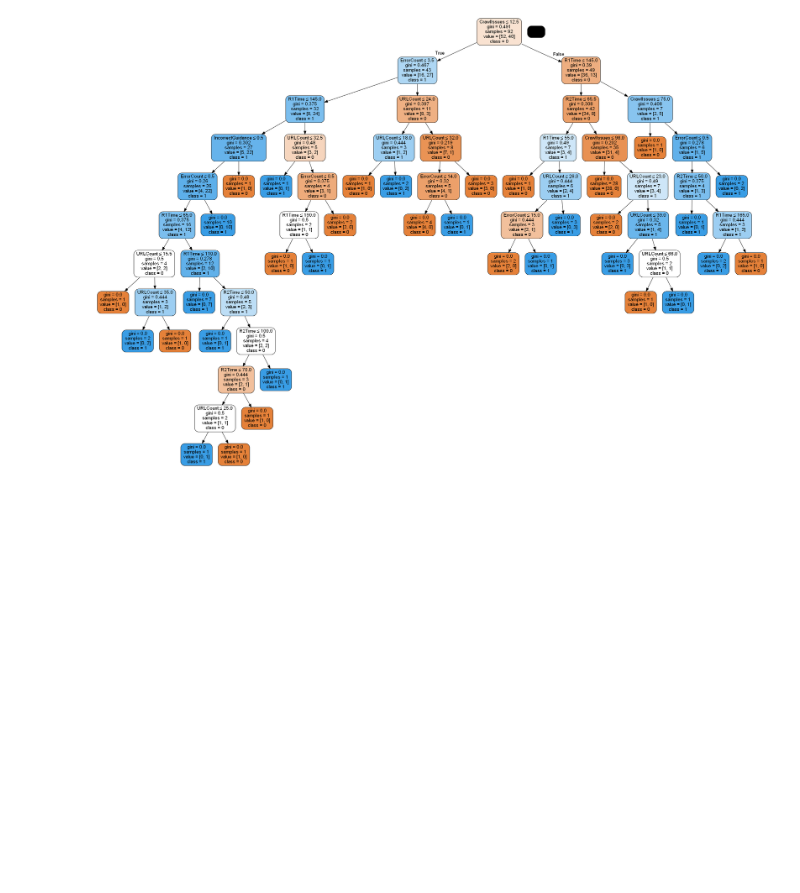
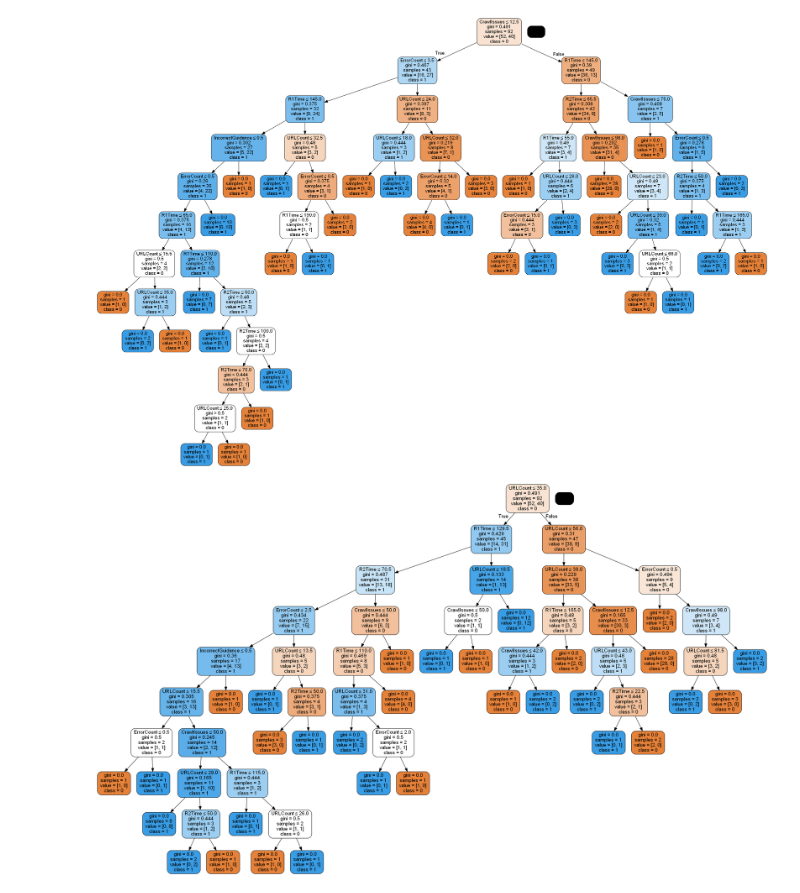
Before and after one commit to Yumil22/Curso_Python, a Jupyter notebook: DecisionTree_DataBase.ipynb, the cells around one changed output. Cells and saved outputs as stored; diff of their text form; code cells hidden in the pictures; blank space fills up the shorter version.

```diff
--- a/DecisionTree_DataBase.ipynb
+++ b/DecisionTree_DataBase.ipynb
@@ -102,6 +99,8 @@ x_array_train = x.to_numpy()
 y_array_train = y.to_numpy()
 # %%
 model   = DecisionTreeClassifier(max_depth=15, random_state=6, max_features = 'auto')
+model_r   = DecisionTreeClassifier(max_depth=15, max_features = 'auto')
+
 
 model_2 = DecisionTreeClassifier(max_depth=max_attributes, random_state=42, max_features = 'auto')
 model_3 = DecisionTreeClassifier(max_depth=max_attributes, random_state=0)
@@ -114,4 +113,5 @@ model_V3 = DecisionTreeClassifier()
 
 #Trining:
 model.fit(x_array_train, y_array_train)
+model_r.fit(x_array_train, y_array_train)
 # %% [output]
@@ -143,3 +148,13 @@ graph.write_png('tree.png')
 Image(graph.create_png())
 # %% [output]
 [figure]
+# %%
+dot_data_2 = StringIO()
+export_graphviz(model_r, out_file=dot_data_2,
+                filled=True, rounded=True,
+                special_characters=True,feature_names = features,class_names=['0','1'])
+graph_2 = pydotplus.graph_from_dot_data(dot_data_2.getvalue())
+graph_2.write_png('tree_2.png')
+Image(graph_2.create_png())
+# %% [output]
+[figure, added]
```
Also changed, not shown: parts of 33 cells of this notebook, 9 other files.
